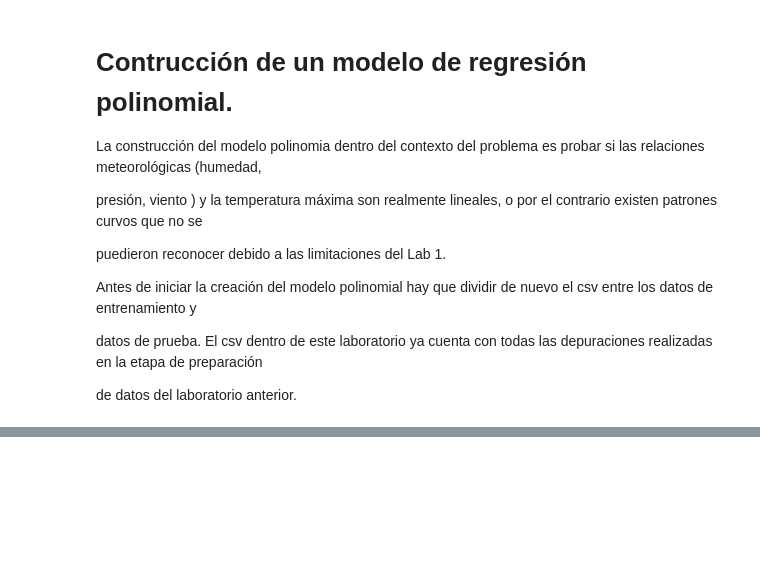
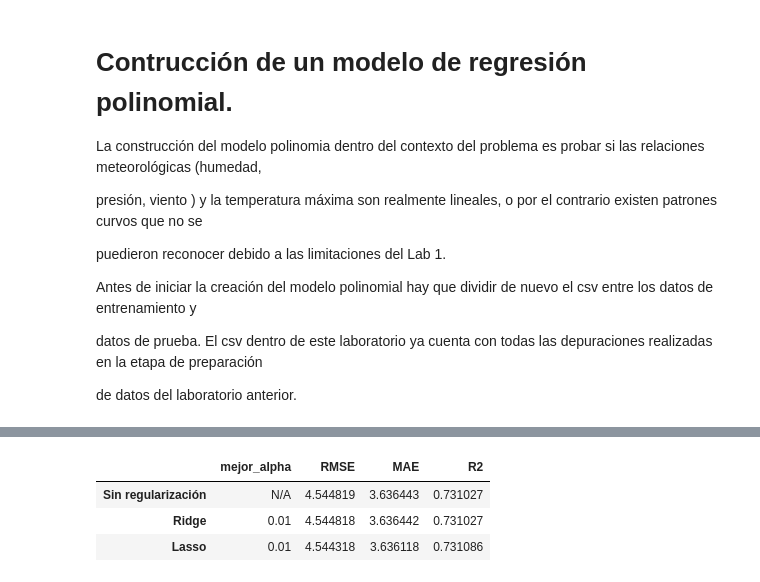
Before and after one commit to DanielGT27-Q/Laboratorio_2_MC, a Jupyter notebook: Laboratorio.ipynb, the cells around one changed output, grey strips where cells are left out. Cells and saved outputs as stored; diff of their text form; code cells hidden in the pictures; blank space fills up the shorter version.

```diff
--- a/Laboratorio.ipynb
+++ b/Laboratorio.ipynb
@@ -74,0 +386,9 @@ pipeline_poly = Pipeline(steps=[
+# %%
+param_grid_ridge = {
+    "preprocesamiento__num__scaler": [StandardScaler(), MinMaxScaler()],
+    "modelo__alpha": [0.01, 0.1, 1, 10, 100]
+}
+param_grid_lasso = {
+    "preprocesamiento__num__scaler": [StandardScaler(), MinMaxScaler()],
+    "modelo__alpha": [0.01, 0.1, 1, 10, 100]
+}
@@ -74,0 +399,10 @@ pipeline_poly = Pipeline(steps=[
+# %%
+
+
+grid_ridge = GridSearchCV(pipeline_ridge, param_grid_ridge, cv=5,
+                           scoring="neg_root_mean_squared_error", n_jobs=-1)
+grid_lasso = GridSearchCV(pipeline_lasso, param_grid_lasso, cv=5,
+                           scoring="neg_root_mean_squared_error", n_jobs=-1)
+
+grid_ridge.fit(X_train, y_train)
+grid_lasso.fit(X_train, y_train)
@@ -74,0 +427,7 @@ pipeline_poly = Pipeline(steps=[
+# %%
+param_grid_sinreg = {
+    "preprocesamiento__num__scaler": [StandardScaler(), MinMaxScaler()]
+}
+grid_sinreg = GridSearchCV(pipeline_sinreg, param_grid_sinreg, cv=5,
+                            scoring="neg_root_mean_squared_error", n_jobs=-1)
+grid_sinreg.fit(X_train, y_train)
@@ -74,0 +451,19 @@ pipeline_poly = Pipeline(steps=[
+# %%
+resultados = {}
+for nombre, grid in [("Sin regularización", grid_sinreg), ("Ridge", grid_ridge), ("Lasso", grid_lasso)]:
+    modelo = grid.best_estimator_
+    pred_test = modelo.predict(X_test)
+    resultados[nombre] = {
+        "mejor_alpha": grid.best_params_.get("modelo__alpha", "N/A"),
+        "RMSE": np.sqrt(mean_squared_error(y_test, pred_test)),
+        "MAE": mean_absolute_error(y_test, pred_test),
+        "R2": r2_score(y_test, pred_test)
+    }
+
+import pandas as pd
+pd.DataFrame(resultados).T
+# %% [output]
+|  | mejor_alpha | RMSE | MAE | R2 |
+| Sin regularización | N/A | 4.544819 | 3.636443 | 0.731027 |
+| Ridge | 0.01 | 4.544818 | 3.636442 | 0.731027 |
+| Lasso | 0.01 | 4.544318 | 3.636118 | 0.731086 |
```
Also changed, not shown: parts of 26 cells of this notebook.
